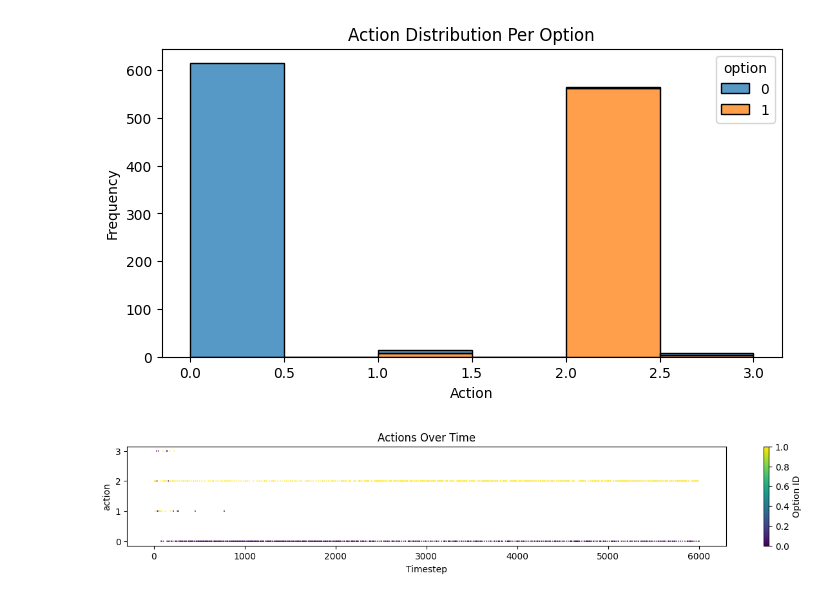
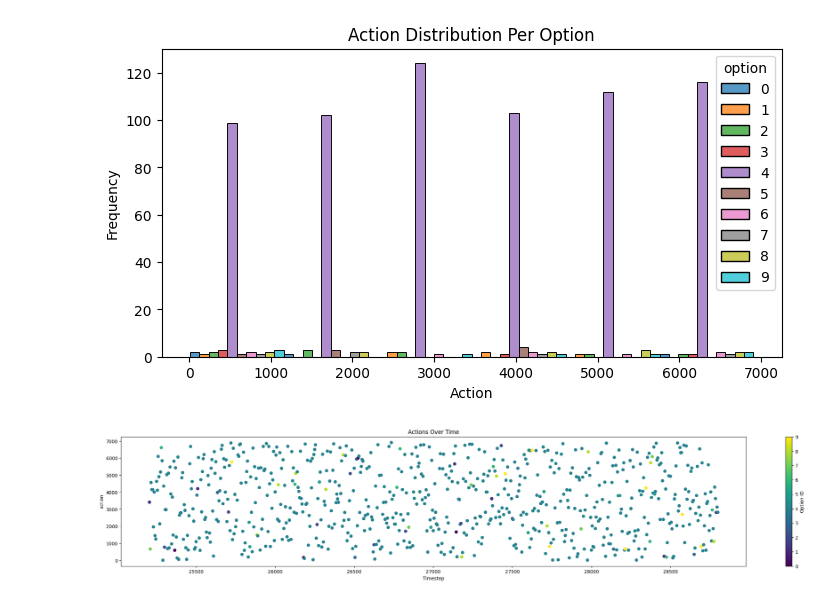
Before and after one commit to Ouroboros4991/MasterThesis2024, a Jupyter notebook: visualization_2.ipynb, the cells around one changed output. Saved outputs shown, nothing was run; the diff lists cells and outputs as text; code cells hidden in the pictures.

Commit message:
improved how option critic works

```diff
--- a/visualization_2.ipynb
+++ b/visualization_2.ipynb
@@ -22,5 +43,6 @@ from agents.option_networks import TerminationFunctionNetwork
 # %%
 BASE_FOLDER = './evaluations'
-N_OPTIONS = 2
-PREFIX = 'option_critic_nn_custom-2way-single-intersection'
-MODEL = "./models/option_critic_nn_2_options_custom-2way-single-intersection_100800_steps"
+N_OPTIONS = 10
+TRAFFIC = "cologne8"
+MODEL = f"option_critic_nn_{N_OPTIONS}_options_{TRAFFIC}_50400_steps"
+PREFIX = f"{MODEL}_{TRAFFIC}"
@@ -72,19 +70,19 @@ df_single_episode
 # %%
 plt.figure(figsize=(8, 4))
-sns.histplot(df_single_episode, x="action", hue="option", multiple="stack", palette="tab10", bins=6)
+sns.histplot(df_single_episode, x="action", hue="option", multiple="dodge", palette="tab10", bins=6)
 plt.xlabel("Action")
 plt.ylabel("Frequency")
 plt.title("Action Distribution Per Option")
 plt.show()
 # %% [output]
-[figure, old version]
+[figure, new version]
 # %%
-plt.figure(figsize=(15, 2))
-plt.scatter(df_single_episode.index, df_single_episode.action, c=df_single_episode.option, s=0.2)
+plt.figure(figsize=(30, 5))
+plt.scatter(df_single_episode.index, df_single_episode.action, c=df_single_episode.option)
 plt.xlabel("Timestep")
 plt.ylabel("action")
 plt.title("Actions Over Time")
 plt.colorbar(label="Option ID")
 plt.show()
 # %% [output]
-[figure, old version]
+[figure, new version]
```
Also changed, not shown: parts of 20 cells of this notebook, 9 other files.
